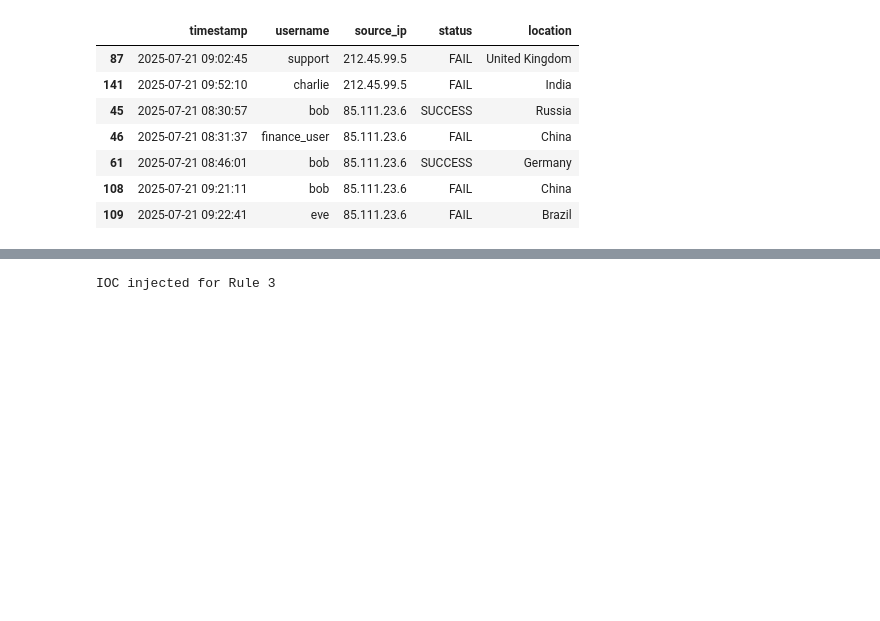
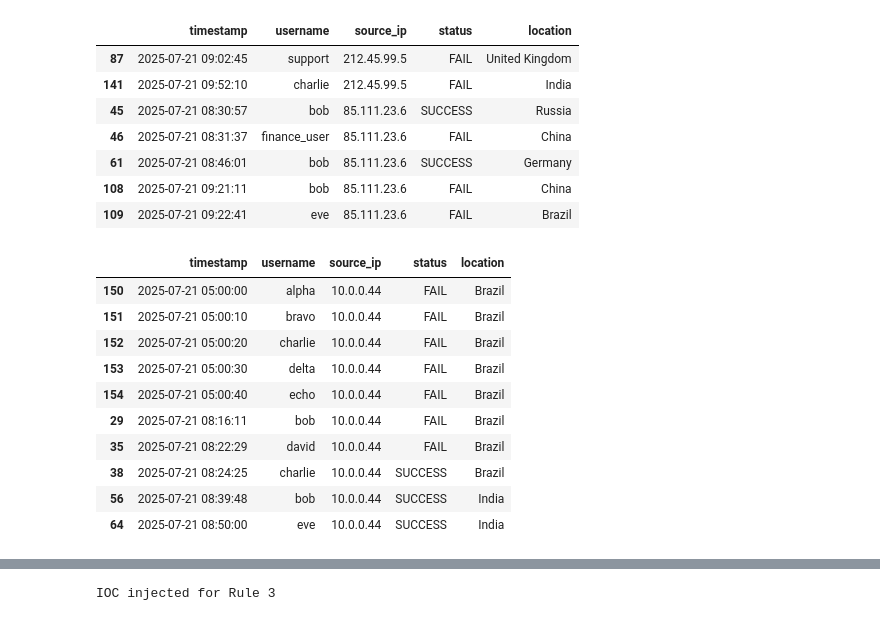
Before and after one commit to Hussien-K11/Simple-SIEM-Simulation, a Jupyter notebook: notebooks/detection_auth_logs.ipynb, the cells around one changed output, grey strips where cells are left out. Cells and saved outputs as stored; diff of their text form; code cells hidden in the pictures; blank space fills up the shorter version.

```diff
--- a/notebooks/detection_auth_logs.ipynb
+++ b/notebooks/detection_auth_logs.ipynb
@@ -175,3 +177,19 @@ IOC injected for Rule 2 (password spray) → 5 FAILs, 5 different usernames, 60s
 | 61 | 2025-07-21 08:46:01 | bob | 85.111.23.6 | SUCCESS | Germany |
 | 108 | 2025-07-21 09:21:11 | bob | 85.111.23.6 | FAIL | China |
 | 109 | 2025-07-21 09:22:41 | eve | 85.111.23.6 | FAIL | Brazil |
+# %%
+# sanity check: do we actually have 5 FAILs from the same IP within 60s?
+spray_ip = '10.0.0.44'
+df_ioc[df_ioc['source_ip'] == spray_ip].sort_values('timestamp').head(10)
+# %% [output]
+|  | timestamp | username | source_ip | status | location |
+| 150 | 2025-07-21 05:00:00 | alpha | 10.0.0.44 | FAIL | Brazil |
+| 151 | 2025-07-21 05:00:10 | bravo | 10.0.0.44 | FAIL | Brazil |
+| 152 | 2025-07-21 05:00:20 | charlie | 10.0.0.44 | FAIL | Brazil |
+| 153 | 2025-07-21 05:00:30 | delta | 10.0.0.44 | FAIL | Brazil |
+| 154 | 2025-07-21 05:00:40 | echo | 10.0.0.44 | FAIL | Brazil |
+| 29 | 2025-07-21 08:16:11 | bob | 10.0.0.44 | FAIL | Brazil |
+| 35 | 2025-07-21 08:22:29 | david | 10.0.0.44 | FAIL | Brazil |
+| 38 | 2025-07-21 08:24:25 | charlie | 10.0.0.44 | SUCCESS | Brazil |
+| 56 | 2025-07-21 08:39:48 | bob | 10.0.0.44 | SUCCESS | India |
+| 64 | 2025-07-21 08:50:00 | eve | 10.0.0.44 | SUCCESS | India |
```
Also changed, not shown: parts of 5 cells of this notebook, 2 other files.
